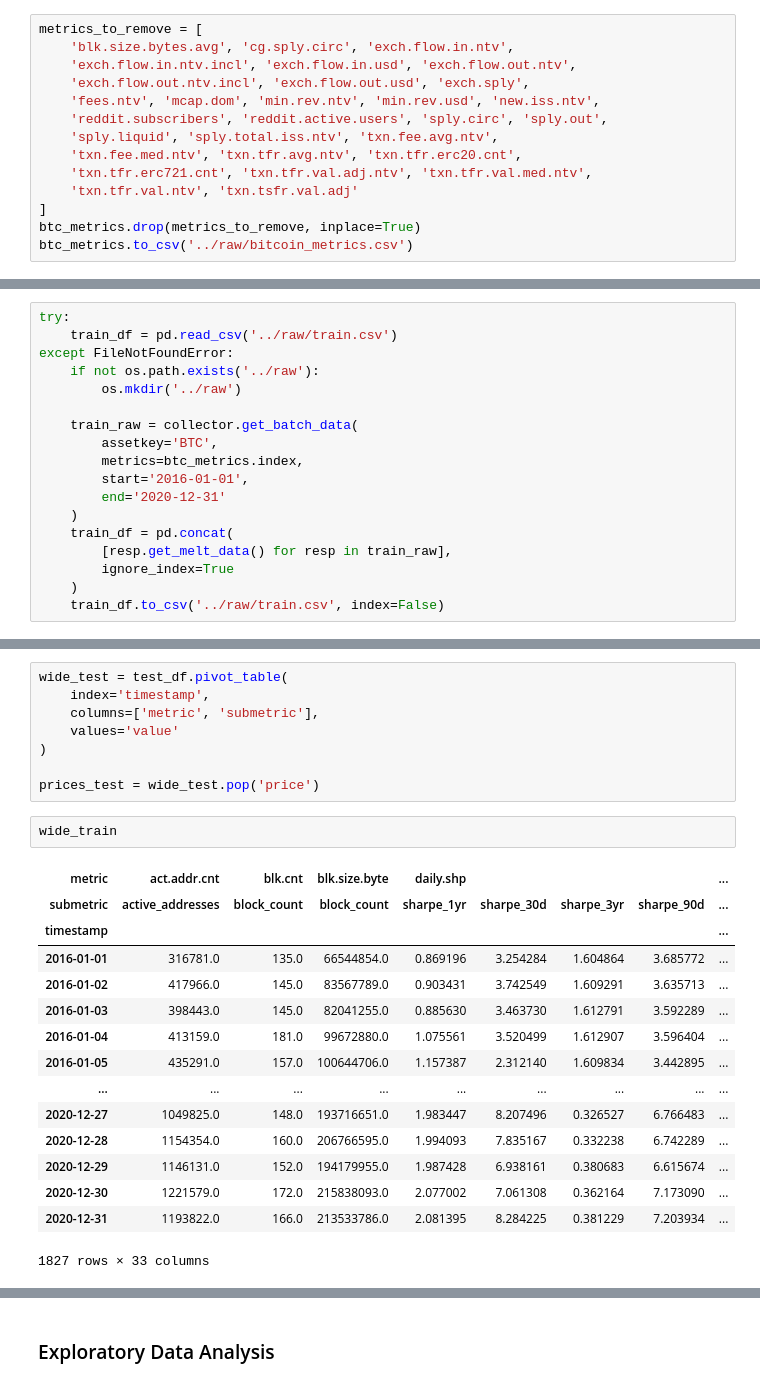
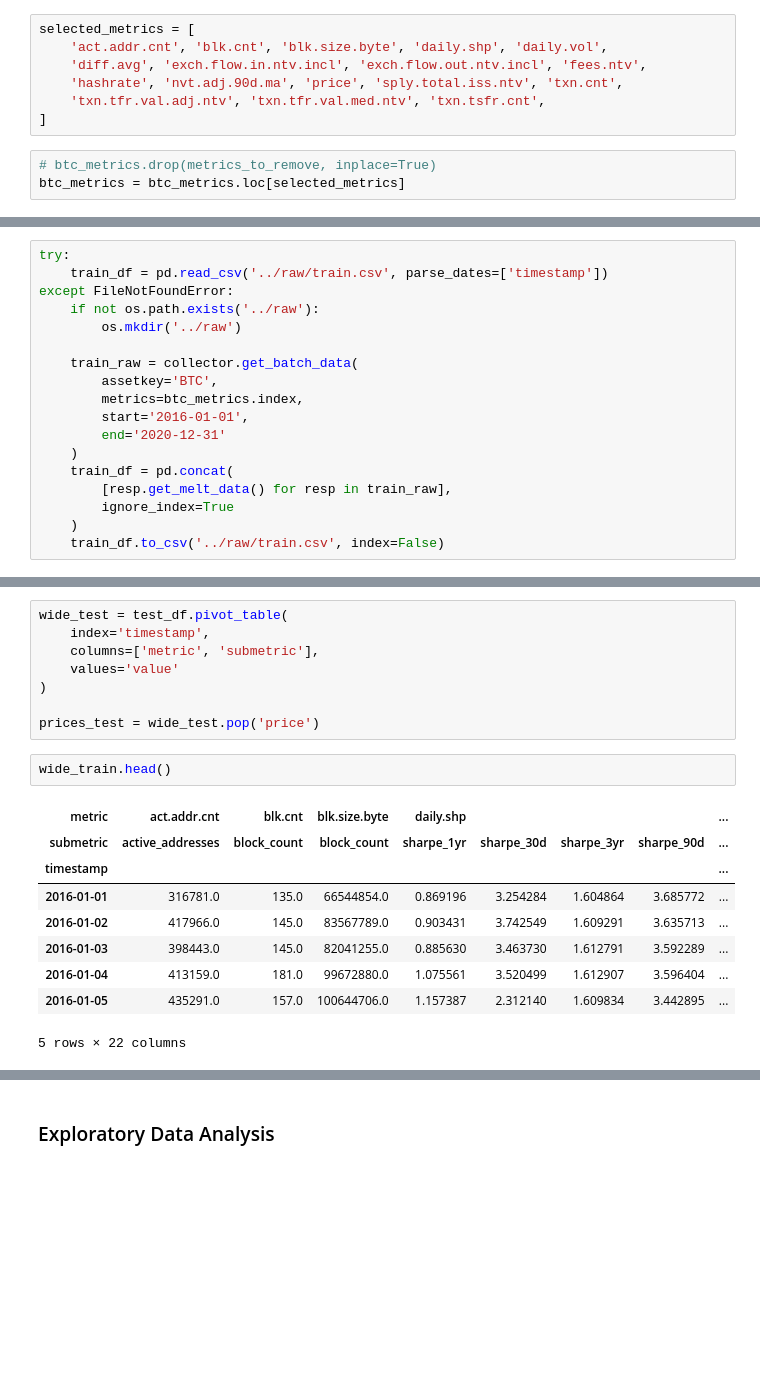
Before and after one commit to KaidenFrizu/recurrent-bitcoin-network, a Jupyter notebook: docs/Documentation.ipynb, the cells around one changed output, grey strips where cells are left out. Cells and saved outputs as stored; diff of their text form; blank space fills up the shorter version.

```diff
--- a/docs/Documentation.ipynb
+++ b/docs/Documentation.ipynb
@@ -73,17 +73,13 @@ df_metrics.data
 # %%
 btc_metrics = df_metrics.data.copy()
 btc_metrics = btc_metrics[btc_metrics['role_restriction'].isna()]
-# %%
-metrics_to_remove = [
-    'blk.size.bytes.avg', 'cg.sply.circ', 'exch.flow.in.ntv',
-    'exch.flow.in.ntv.incl', 'exch.flow.in.usd', 'exch.flow.out.ntv',
-    'exch.flow.out.ntv.incl', 'exch.flow.out.usd', 'exch.sply',
-    'fees.ntv', 'mcap.dom', 'min.rev.ntv', 'min.rev.usd', 'new.iss.ntv',
-    'reddit.subscribers', 'reddit.active.users', 'sply.circ', 'sply.out',
-    'sply.liquid', 'sply.total.iss.ntv', 'txn.fee.avg.ntv',
-    'txn.fee.med.ntv', 'txn.tfr.avg.ntv', 'txn.tfr.erc20.cnt',
-    'txn.tfr.erc721.cnt', 'txn.tfr.val.adj.ntv', 'txn.tfr.val.med.ntv',
-    'txn.tfr.val.ntv', 'txn.tsfr.val.adj'
-]
-btc_metrics.drop(metrics_to_remove, inplace=True)
-btc_metrics.to_csv('../raw/bitcoin_metrics.csv')
+# %%
+selected_metrics = [
+    'act.addr.cnt', 'blk.cnt', 'blk.size.byte', 'daily.shp', 'daily.vol',
+    'diff.avg', 'exch.flow.in.ntv.incl', 'exch.flow.out.ntv.incl', 'fees.ntv',
+    'hashrate', 'nvt.adj.90d.ma', 'price', 'sply.total.iss.ntv', 'txn.cnt',
+    'txn.tfr.val.adj.ntv', 'txn.tfr.val.med.ntv', 'txn.tsfr.cnt',
+]
+# %%
+# btc_metrics.drop(metrics_to_remove, inplace=True)
+btc_metrics = btc_metrics.loc[selected_metrics]
@@ -121,7 +120,7 @@ array(['Coinmetrics', 'Kaiko', 'Messari', 'CoinGecko'], dtype=object)
 In this section, we would retrieve time series data with the given metrics retrieved above. A script was implemented to automate the data collection process.
 # %%
 try:
-    train_df = pd.read_csv('../raw/train.csv')
+    train_df = pd.read_csv('../raw/train.csv', parse_dates=['timestamp'])
 except FileNotFoundError:
     if not os.path.exists('../raw'):
         os.mkdir('../raw')
@@ -204,23 +203,17 @@ wide_test = test_df.pivot_table(
 
 prices_test = wide_test.pop('price')
 # %%
-wide_train
+wide_train.head()
 # %% [output]
 | metric | act.addr.cnt | blk.cnt | blk.size.byte | daily.shp |  |  |  | ... |
 | submetric | active_addresses | block_count | block_count | sharpe_1yr | sharpe_30d | sharpe_3yr | sharpe_90d | ... |
 | timestamp |  |  |  |  |  |  |  | ... |
 | 2016-01-01 | 316781.0 | 135.0 | 66544854.0 | 0.869196 | 3.254284 | 1.604864 | 3.685772 | ... |
 | 2016-01-02 | 417966.0 | 145.0 | 83567789.0 | 0.903431 | 3.742549 | 1.609291 | 3.635713 | ... |
 | 2016-01-03 | 398443.0 | 145.0 | 82041255.0 | 0.885630 | 3.463730 | 1.612791 | 3.592289 | ... |
 | 2016-01-04 | 413159.0 | 181.0 | 99672880.0 | 1.075561 | 3.520499 | 1.612907 | 3.596404 | ... |
 | 2016-01-05 | 435291.0 | 157.0 | 100644706.0 | 1.157387 | 2.312140 | 1.609834 | 3.442895 | ... |
-| ... | ... | ... | ... | ... | ... | ... | ... | ... |
-| 2020-12-27 | 1049825.0 | 148.0 | 193716651.0 | 1.983447 | 8.207496 | 0.326527 | 6.766483 | ... |
-| 2020-12-28 | 1154354.0 | 160.0 | 206766595.0 | 1.994093 | 7.835167 | 0.332238 | 6.742289 | ... |
-| 2020-12-29 | 1146131.0 | 152.0 | 194179955.0 | 1.987428 | 6.938161 | 0.380683 | 6.615674 | ... |
-| 2020-12-30 | 1221579.0 | 172.0 | 215838093.0 | 2.077002 | 7.061308 | 0.362164 | 7.173090 | ... |
-| 2020-12-31 | 1193822.0 | 166.0 | 213533786.0 | 2.081395 | 8.284225 | 0.381229 | 7.203934 | ... |
-1827 rows × 33 columns
+5 rows × 22 columns
 # %%
 wide_train.info()
 # %% [output]
```
Also changed, not shown: parts of 27 cells of this notebook.
